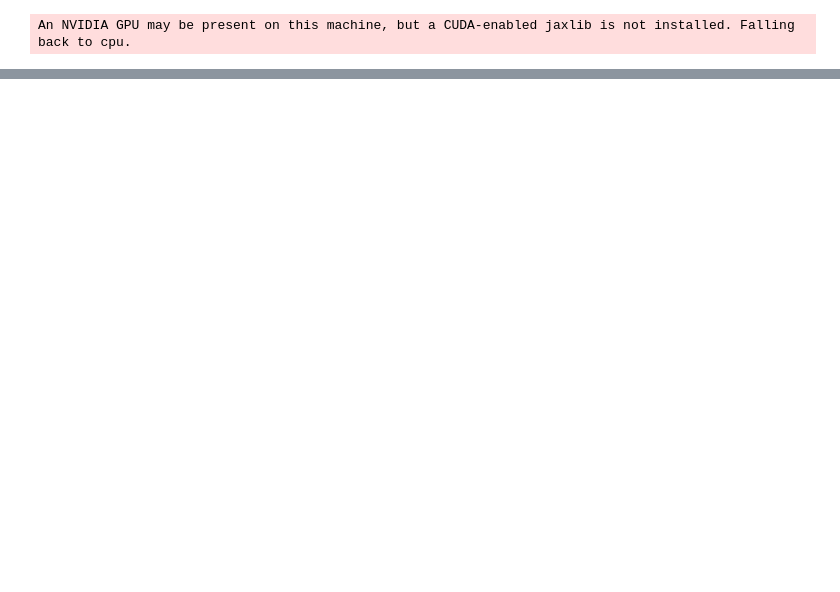
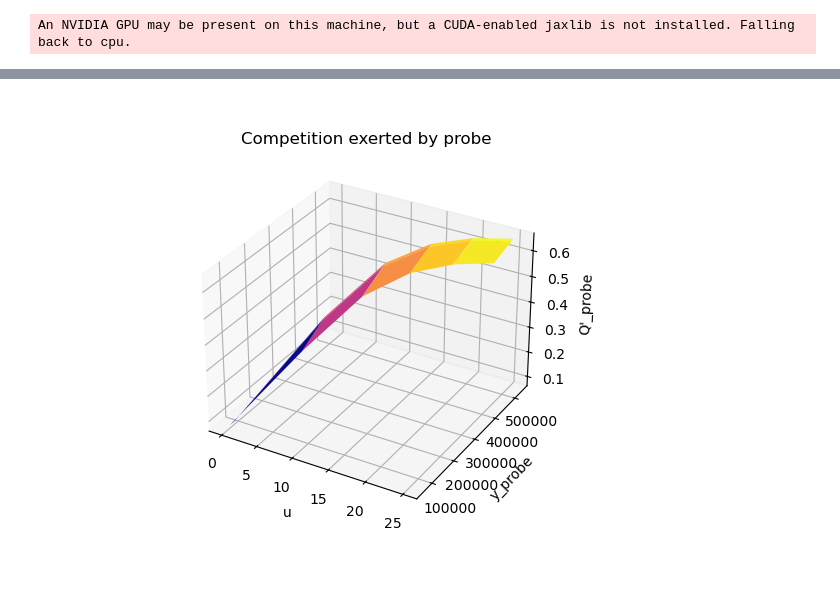
Before and after one commit to KSechkar/CoBa_CRAB, a Jupyter notebook: probe_characterisation/probe_characterisation.ipynb, the cells around one changed output, grey strips where cells are left out. Drawn from its saved outputs; the diff is of its cells as text; code cells hidden in the pictures; blank space fills up the shorter version.

```diff
--- a/probe_characterisation/probe_characterisation.ipynb
+++ b/probe_characterisation/probe_characterisation.ipynb
@@ -444,0 +482,24 @@ for i in range(0,len(us)):
+# %%
+# VISUALISE THE RESULTS: (u, y_probe) -> Qdash_probe
+# create figure
+Q_probe_fig = plt.figure(2)
+plt.clf()
+Q_probe_ax = Q_probe_fig.add_subplot(111, projection='3d')
+
+# make a 3D plot of experimentally measured Q values
+Q_probe_meas = Q_probe_ax.plot_surface(
+    us_mesh[0:, 1:],
+    y_probes[0:, 1:],
+    Q_probes[0:, 1:],
+    cmap=mpl.colormaps['plasma'], label='Measured Q values')
+
+# format the plot
+Q_probe_ax.set_title("Competition exerted by probe")
+Q_probe_ax.set_xlabel('u')
+Q_probe_ax.set_ylabel('y_probe')
+Q_probe_ax.set_zlabel('Q\'_probe')
+
+# show plot
+plt.show()
+# %% [output]
+[figure, added]
```
Also changed, not shown: parts of 8 cells of this notebook.
